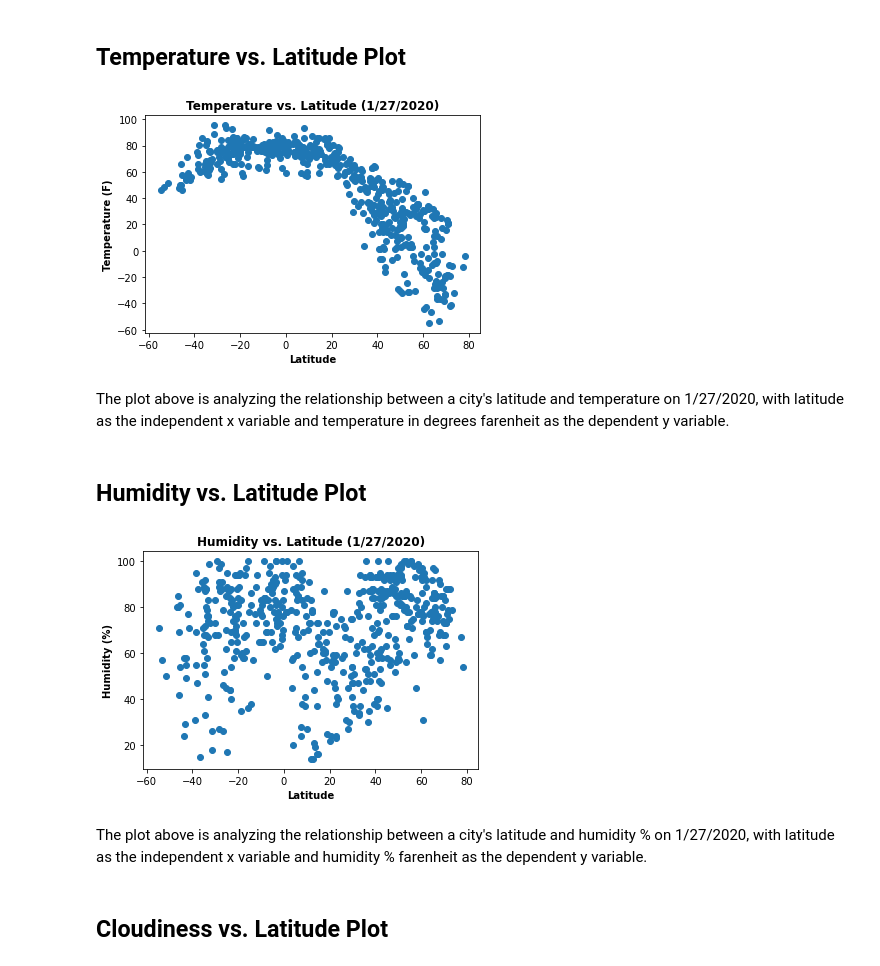
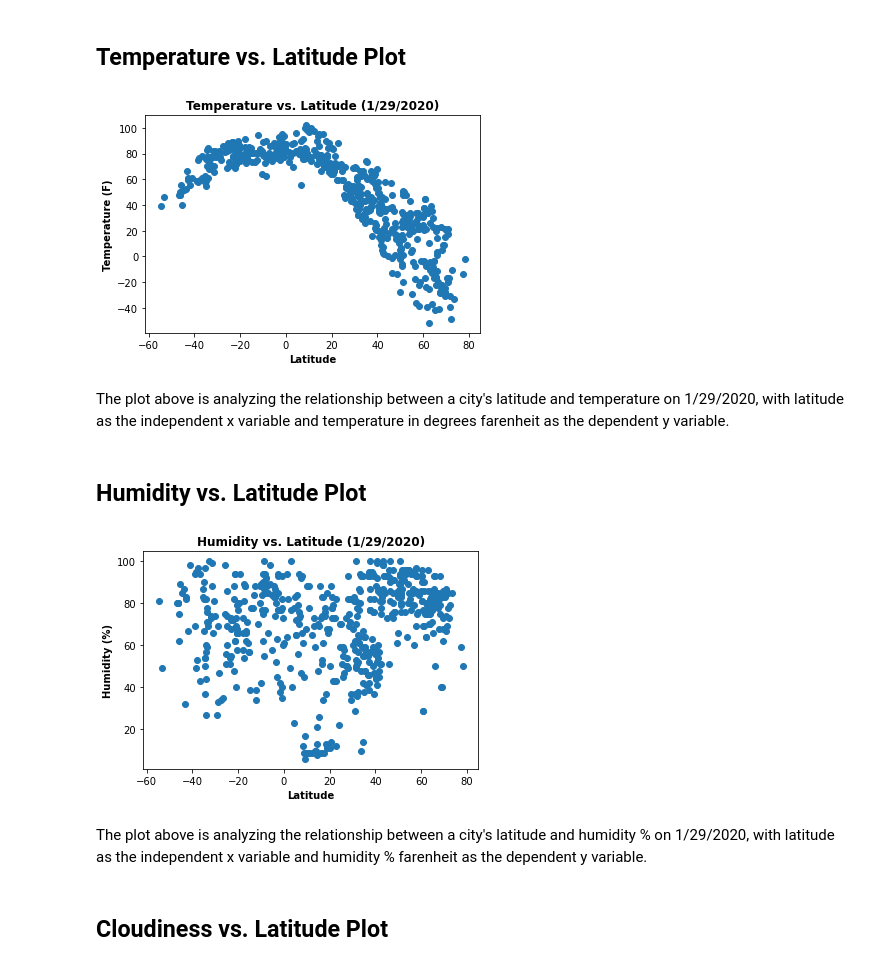
Before and after one commit to colinfoneill/Python_API_Challenge, a Jupyter notebook: WeatherPy/WeatherPy.ipynb, the cells around one changed output. Cells and saved outputs as stored; diff of their text form; code cells hidden in the pictures.

```diff
--- a/WeatherPy/WeatherPy.ipynb
+++ b/WeatherPy/WeatherPy.ipynb
@@ -190,28 +197,31 @@ clean_weather_df
 ## Temperature vs. Latitude Plot
 # %%
 plt.scatter(clean_weather_df["Latitude"], clean_weather_df["Temperature (F)"])
-plt.title("Temperature vs. Latitude (1/27/2020)", fontweight="bold")
+plt.title("Temperature vs. Latitude (1/29/2020)", fontweight="bold")
 plt.xlabel("Latitude", fontweight = "bold")
 plt.ylabel("Temperature (F)", fontweight = "bold")
 
+plt.savefig(f"../output_data/temp_lat.png")
 plt.show()
 # %% [output]
-[figure, old version]
+[figure, new version]
 # %% [markdown]
-The plot above is analyzing the relationship between a city's latitude and temperature on 1/27/2020, with latitude as the independent x variable and temperature in degrees farenheit as the dependent y variable.
+The plot above is analyzing the relationship between a city's latitude and temperature on 1/29/2020, with latitude as the independent x variable and temperature in degrees farenheit as the dependent y variable.
 # %% [markdown]
 ## Humidity vs. Latitude Plot
 # %%
 plt.scatter(clean_weather_df["Latitude"], clean_weather_df["Humidity (%)"])
-plt.title("Humidity vs. Latitude (1/27/2020)", fontweight="bold")
+plt.title("Humidity vs. Latitude (1/29/2020)", fontweight="bold")
 plt.xlabel("Latitude", fontweight = "bold")
 plt.ylabel("Humidity (%)", fontweight = "bold")
 
+plt.savefig(f"../output_data/humid_lat.png")
+
 plt.show()
 # %% [output]
-[figure, old version]
+[figure, new version]
 # %% [markdown]
-The plot above is analyzing the relationship between a city's latitude and humidity % on 1/27/2020, with latitude as the independent x variable and humidity % farenheit as the dependent y variable.
+The plot above is analyzing the relationship between a city's latitude and humidity % on 1/29/2020, with latitude as the independent x variable and humidity % farenheit as the dependent y variable.
 # %% [markdown]
 ## Cloudiness vs. Latitude Plot
 # %%
```
Also changed, not shown: parts of 15 cells of this notebook, 14 other files.
